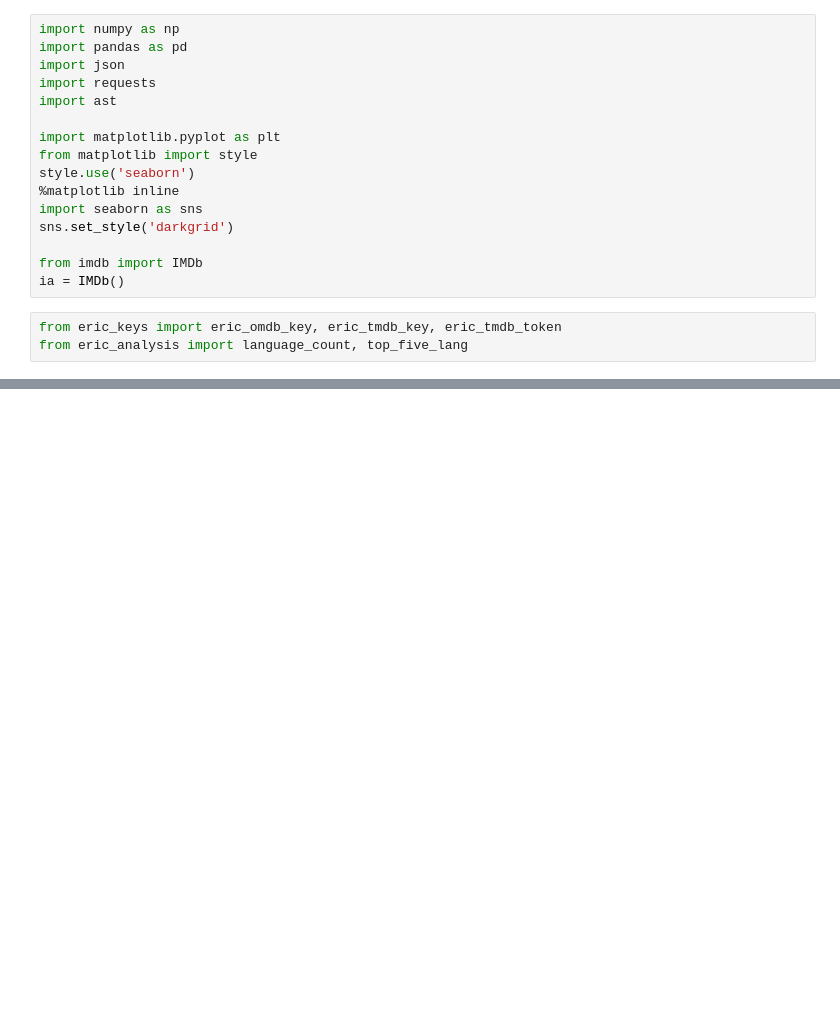
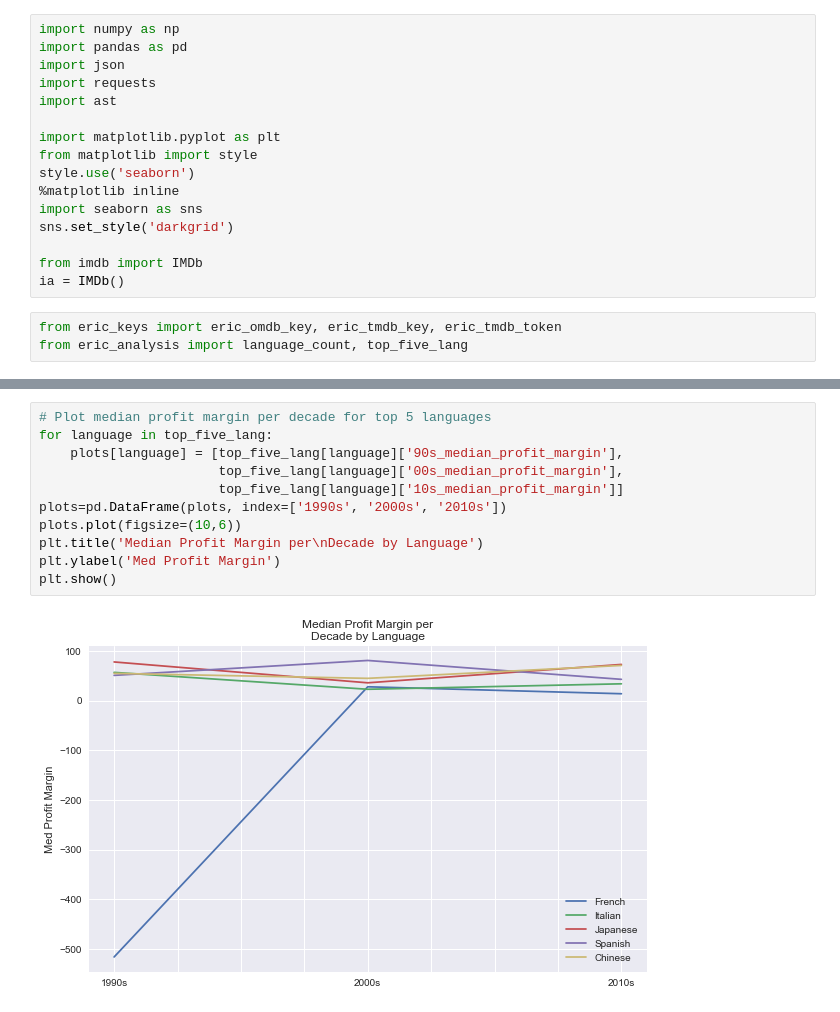
Before and after one commit to EricB10/movie_eda, a Jupyter notebook: eric_notebook.ipynb, the cells around one changed output, grey strips where cells are left out. Saved outputs shown, nothing was run; the diff lists cells and outputs as text; blank space fills up the shorter version.

```diff
--- a/eric_notebook.ipynb
+++ b/eric_notebook.ipynb
@@ -179,0 +104,13 @@ plt.show()
+# %%
+# Plot median profit margin per decade for top 5 languages
+for language in top_five_lang:
+    plots[language] = [top_five_lang[language]['90s_median_profit_margin'],
+                       top_five_lang[language]['00s_median_profit_margin'],
+                       top_five_lang[language]['10s_median_profit_margin']]
+plots=pd.DataFrame(plots, index=['1990s', '2000s', '2010s'])
+plots.plot(figsize=(10,6))
+plt.title('Median Profit Margin per\nDecade by Language')
+plt.ylabel('Med Profit Margin')
+plt.show()
+# %% [output]
+[figure, added]
```
Also changed, not shown: parts of 23 cells of this notebook, 2 other files.
